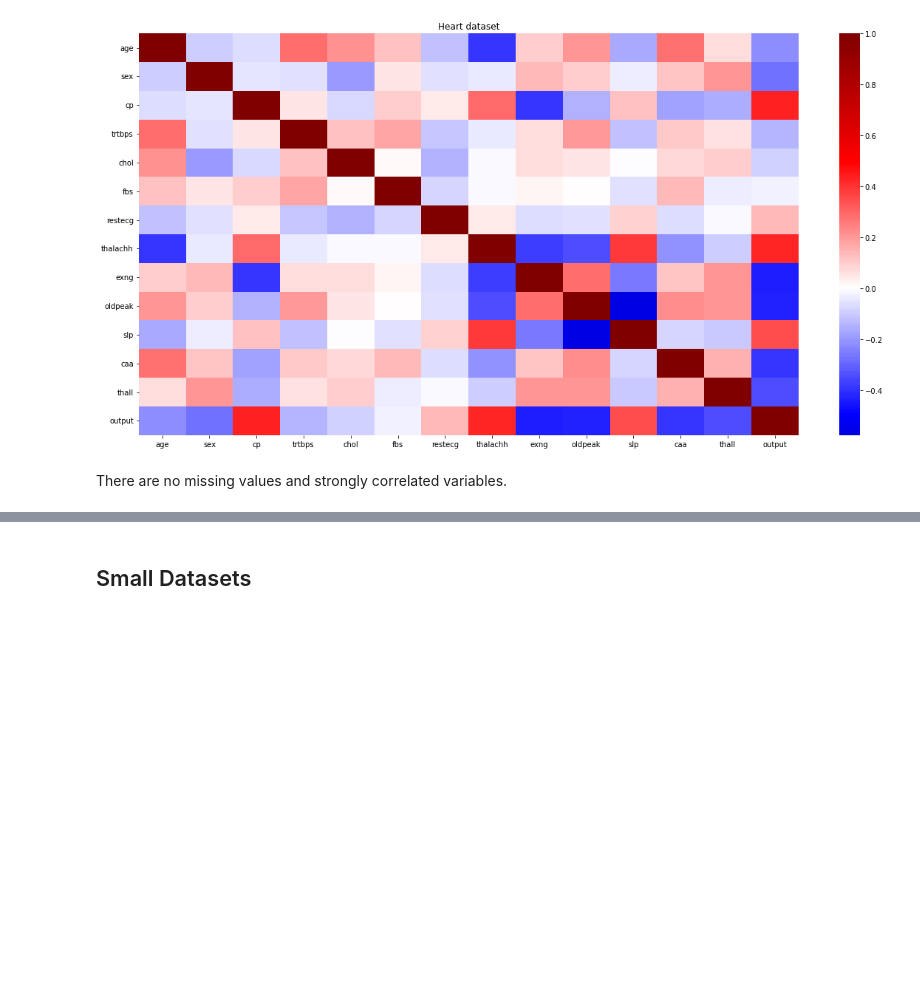
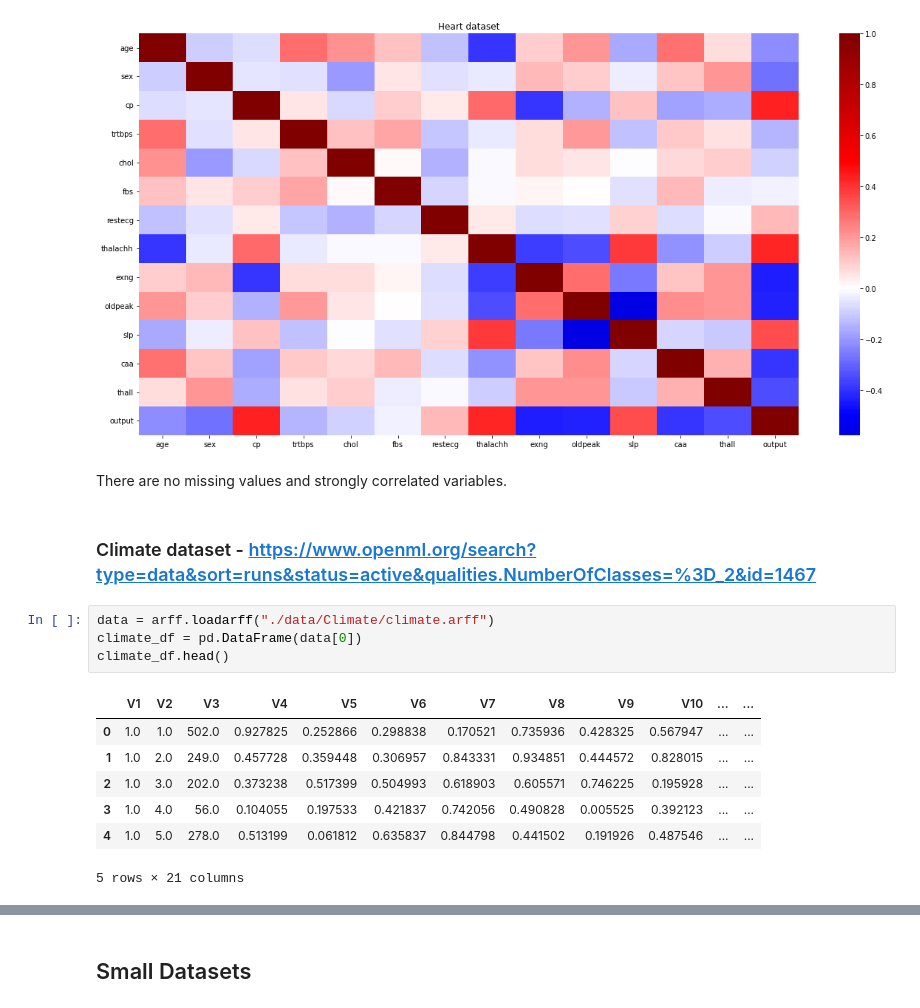
Before and after one commit to LJaremek/AdvancedMachineLearningProject-MINI, a Jupyter notebook: data_processing.ipynb, the cells around one changed output, grey strips where cells are left out. Cells and saved outputs as stored; diff of their text form; blank space fills up the shorter version.

```diff
--- a/data_processing.ipynb
+++ b/data_processing.ipynb
@@ -90,3 +91,17 @@ Number of null values:
 [figure]
 # %% [markdown]
 There are no missing values and strongly correlated variables.
+# %% [markdown]
+### Climate dataset - https://www.openml.org/search?type=data&sort=runs&status=active&qualities.NumberOfClasses=%3D_2&id=1467
+# %%
+data = arff.loadarff("./data/Climate/climate.arff")
+climate_df = pd.DataFrame(data[0])
+climate_df.head()
+# %% [output]
+|  | V1 | V2 | V3 | V4 | V5 | V6 | V7 | V8 | V9 | V10 | ... | ... |
+| 0 | 1.0 | 1.0 | 502.0 | 0.927825 | 0.252866 | 0.298838 | 0.170521 | 0.735936 | 0.428325 | 0.567947 | ... | ... |
+| 1 | 1.0 | 2.0 | 249.0 | 0.457728 | 0.359448 | 0.306957 | 0.843331 | 0.934851 | 0.444572 | 0.828015 | ... | ... |
+| 2 | 1.0 | 3.0 | 202.0 | 0.373238 | 0.517399 | 0.504993 | 0.618903 | 0.605571 | 0.746225 | 0.195928 | ... | ... |
+| 3 | 1.0 | 4.0 | 56.0 | 0.104055 | 0.197533 | 0.421837 | 0.742056 | 0.490828 | 0.005525 | 0.392123 | ... | ... |
+| 4 | 1.0 | 5.0 | 278.0 | 0.513199 | 0.061812 | 0.635837 | 0.844798 | 0.441502 | 0.191926 | 0.487546 | ... | ... |
+5 rows × 21 columns
```
Also changed, not shown: parts of 5 cells of this notebook, 1 other file.
